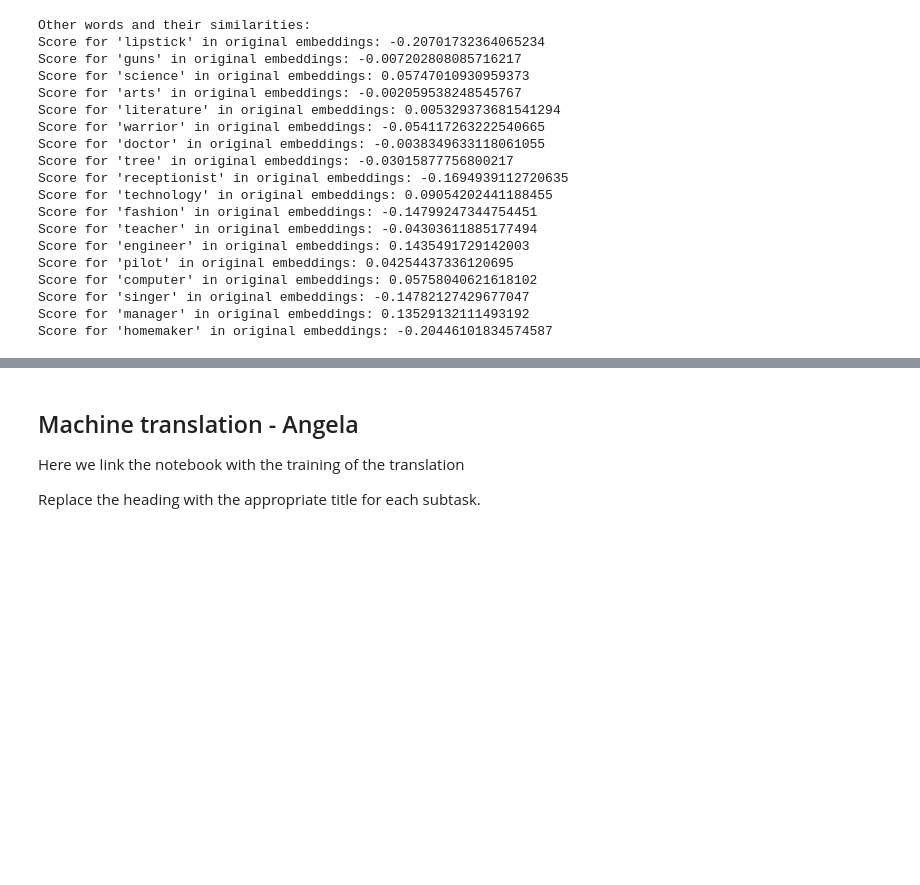
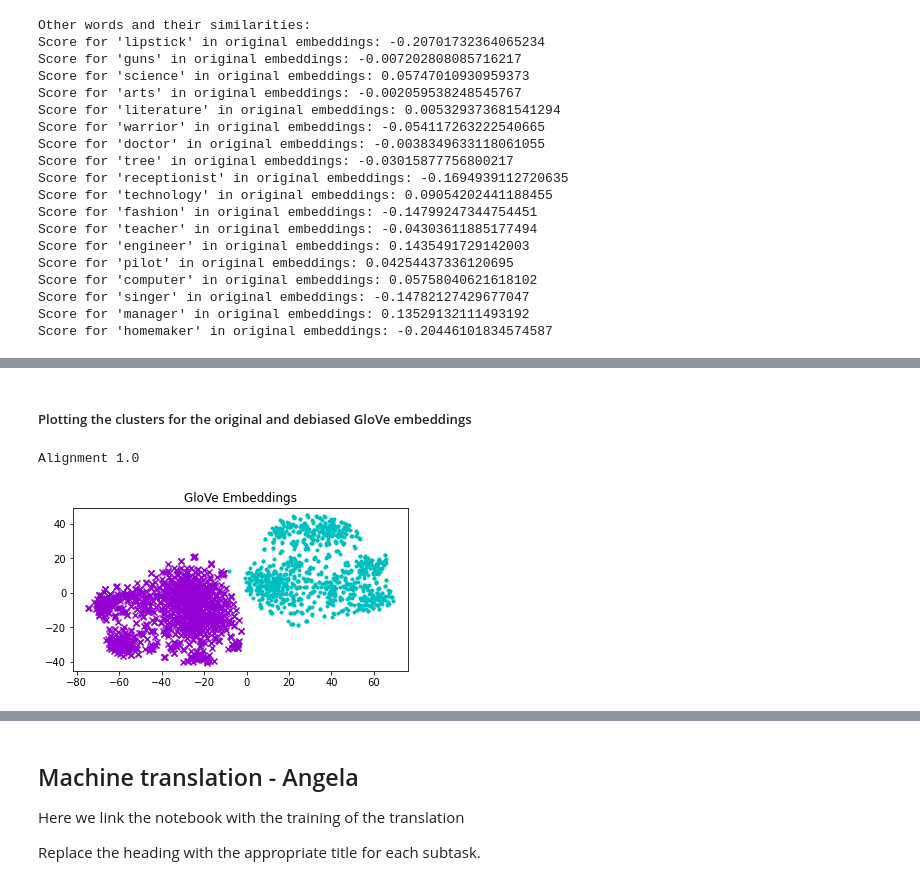
Before and after one commit to annaccd/deep_learning_fairness, a Jupyter notebook: tutorial_fairness.ipynb, the cells around one changed output, grey strips where cells are left out. Saved outputs shown, nothing was run; the diff lists cells and outputs as text; code cells hidden in the pictures; blank space fills up the shorter version.

```diff
--- a/tutorial_fairness.ipynb
+++ b/tutorial_fairness.ipynb
@@ -317,8 +327,5 @@ In what follows we use the functions of the authors with minor changes and in a
 # %%
-## Definition of functions that identify characters in the embeddings (digit-words, puntuation marks, etc) and also remove gendered words
-## With this, we obtained a limited_vocabulary that has only the non-gendered words.
-## The function was used in the original paper only limited the first 50000 words from the vocabulary, we removed the
-## gendered words from all the words in the embeddings
+## Definition of functions that identify characters in the embeddings (digit-words, puntuation marks, etc)
 from tqdm import tqdm
 import string
 
@@ -342,7 +349,10 @@ def has_digit(w):
         return True
     return False
 
-#Excludes chosen words.
+## Removes gendered words from the vocabulary
+## With this, we obtain a limited_vocabulary that has only the non-gendered words.
+## The function was used in the original paper only limited the first 50000 words from the vocabulary, we removed the
+## gendered words from all the words in the embeddings
 def limit_vocab(word_vector, word_index, vocab, exclude = None):
     """
     Limits the vocabulary by excluding specific words that are taken as parameters.
@@ -372,13 +382,13 @@ def limit_vocab(word_vector, word_index, vocab, exclude = None):
     print("Size of limited vocabulary:", len(vocab_limited))
 
     # Finds the vectors corresponding to the limited vocabulary
-    wv_limited = np.zeros((len(vocab_limited), len(word_vector[0, :])))
+    wordvectors_limited = np.zeros((len(vocab_limited), len(word_vector[0, :])))
     for index,word in enumerate(vocab_limited):
-        wv_limited[index,:] = word_vector[word_index[word],:]
+        wordvectors_limited[index,:] = word_vector[word_index[word],:]
     #Creates a word to index dictionary of the limited vocabulary
     w2i_limited = {word: index for index, word in enumerate(vocab_limited)}
 
-    return vocab_limited, wv_limited, w2i_limited
+    return vocab_limited, wordvectors_limited, w2i_limited
 # %%
 # Using the function to remove gendered words from the embeddings.
 vocab_limited, vectors_limited, word2idx_limited = limit_vocab(vectors, word2idx, vocab, exclude = gender_specific)
@@ -868,0 +905,13 @@ save_embeddings_to_txt(debiased_vectors, vocab, '/content/drive/MyDrive/Deep Lea
+# %% [markdown]
+##### Plotting the clusters for the original and debiased GloVe embeddings
+# %%
+#Getting the clusters for the original embeddings
+glove_plot= cluster_and_visualize(male_words + female_words,
+                      extract_vectors(male_words + female_words, vectors_limited, word2idx_limited),
+                          'GloVe Embeddings',
+                      random_state,
+                      tsne_random_state,
+                      y_true)
+# %% [output]
+Alignment 1.0
+[figure, added]
```
Also changed, not shown: parts of 78 cells of this notebook.
